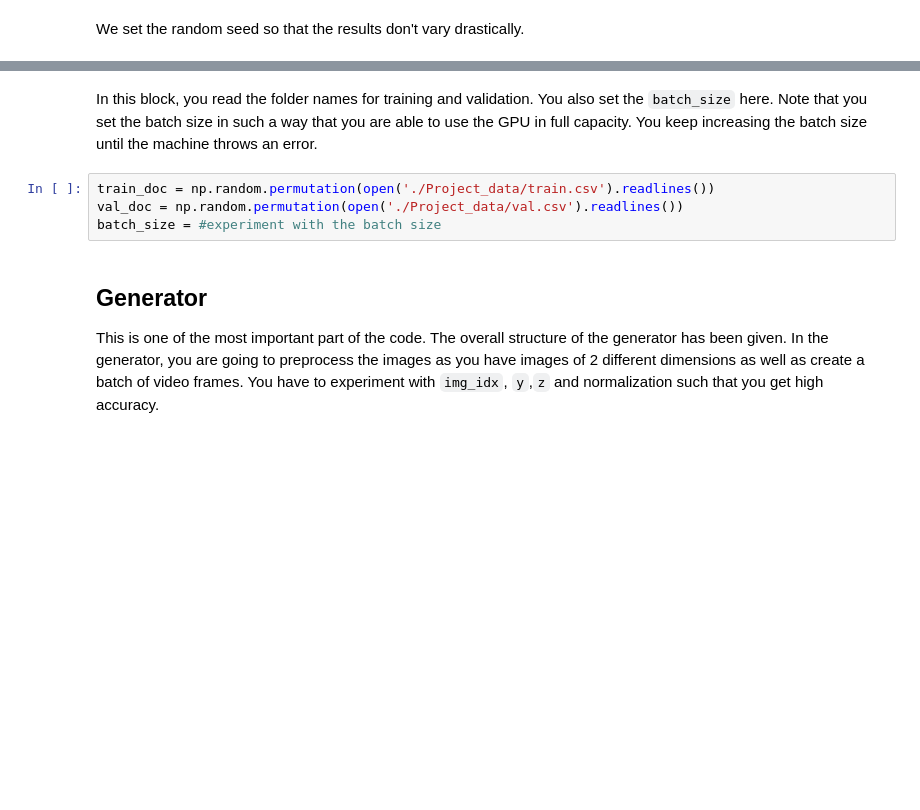
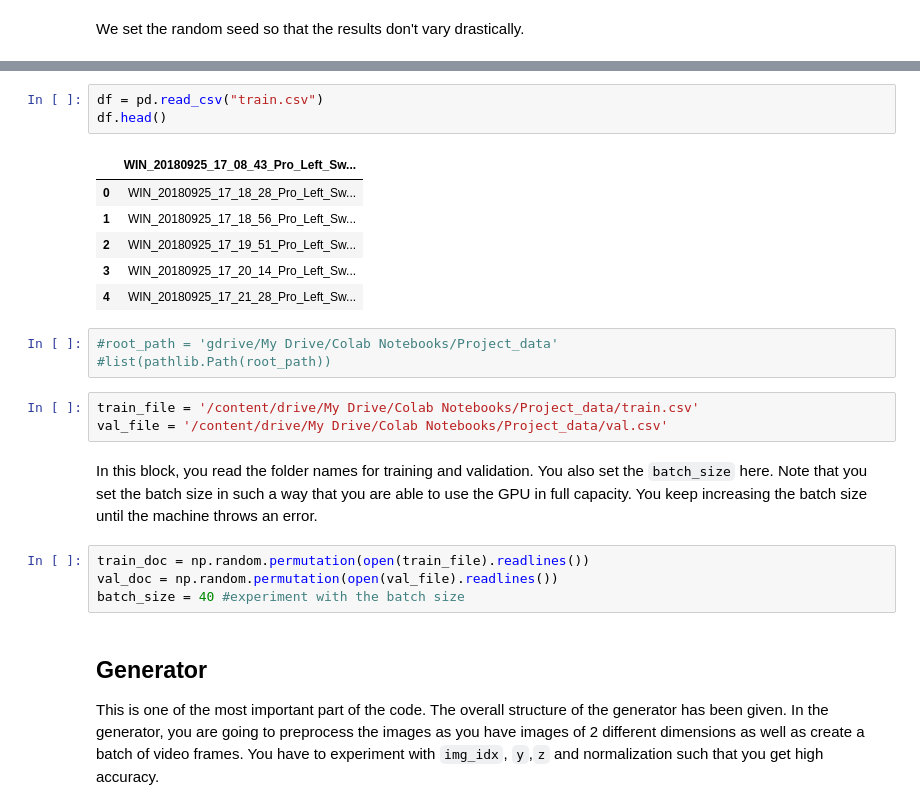
Before and after one commit to rsanthanagopalan/GestureRecognitionAssignment, a Jupyter notebook: NeuralNets_GestureRecognition_Project.ipynb, the cells around one changed output, grey strips where cells are left out. Saved outputs shown, nothing was run; the diff lists cells and outputs as text; blank space fills up the shorter version.

```diff
--- a/NeuralNets_GestureRecognition_Project.ipynb
+++ b/NeuralNets_GestureRecognition_Project.ipynb
@@ -112,9 +38,25 @@ tf.set_random_seed(30)
+# %%
+df = pd.read_csv("train.csv")
+df.head()
+# %% [output]
+|  | WIN_20180925_17_08_43_Pro_Left_Sw... |
+| 0 | WIN_20180925_17_18_28_Pro_Left_Sw... |
+| 1 | WIN_20180925_17_18_56_Pro_Left_Sw... |
+| 2 | WIN_20180925_17_19_51_Pro_Left_Sw... |
+| 3 | WIN_20180925_17_20_14_Pro_Left_Sw... |
+| 4 | WIN_20180925_17_21_28_Pro_Left_Sw... |
+# %%
+#root_path = 'gdrive/My Drive/Colab Notebooks/Project_data'
+#list(pathlib.Path(root_path))
+# %%
+train_file = '/content/drive/My Drive/Colab Notebooks/Project_data/train.csv'
+val_file = '/content/drive/My Drive/Colab Notebooks/Project_data/val.csv'
 # %% [markdown]
 In this block, you read the folder names for training and validation. You also set the `batch_size` here. Note that you set the batch size in such a way that you are able to use the GPU in full capacity. You keep increasing the batch size until the machine throws an error.
 # %%
-train_doc = np.random.permutation(open('./Project_data/train.csv').readlines())
-val_doc = np.random.permutation(open('./Project_data/val.csv').readlines())
-batch_size = #experiment with the batch size
+train_doc = np.random.permutation(open(train_file).readlines())
+val_doc = np.random.permutation(open(val_file).readlines())
+batch_size = 40 #experiment with the batch size
 # %% [markdown]
 ## Generator
 This is one of the most important part of the code. The overall structure of the generator has been given. In the generator, you are going to preprocess the images as you have images of 2 different dimensions as well as create a batch of video frames. You have to experiment with `img_idx`, `y`,`z` and normalization such that you get high accuracy.
```
Also changed, not shown: parts of 25 cells of this notebook.
